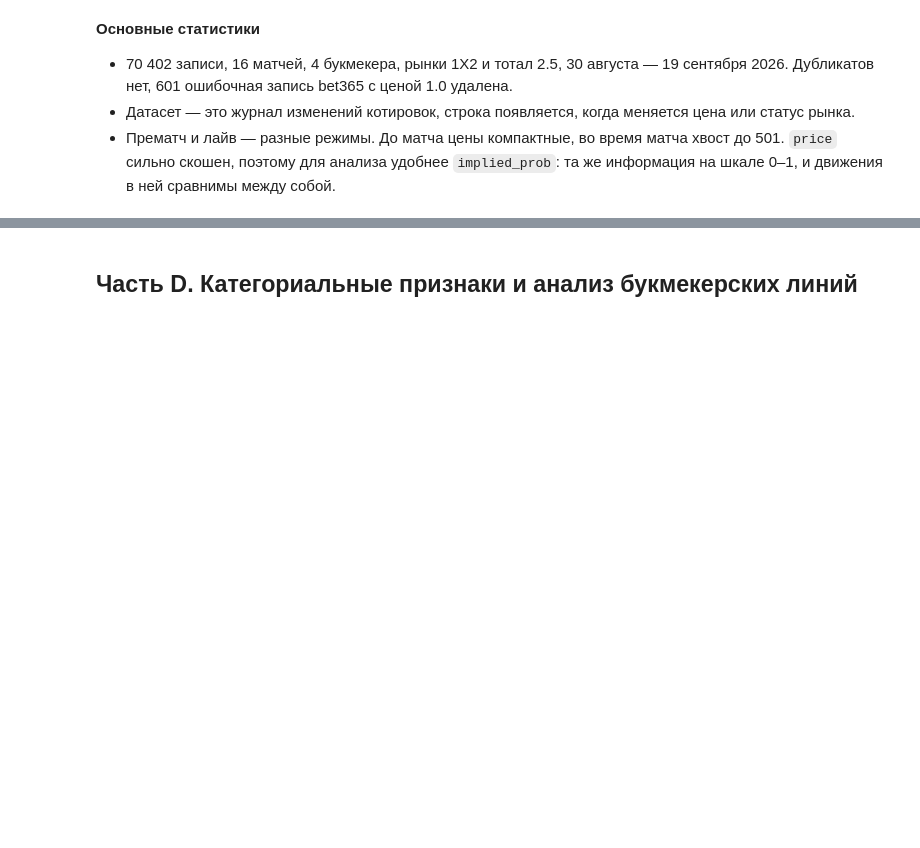
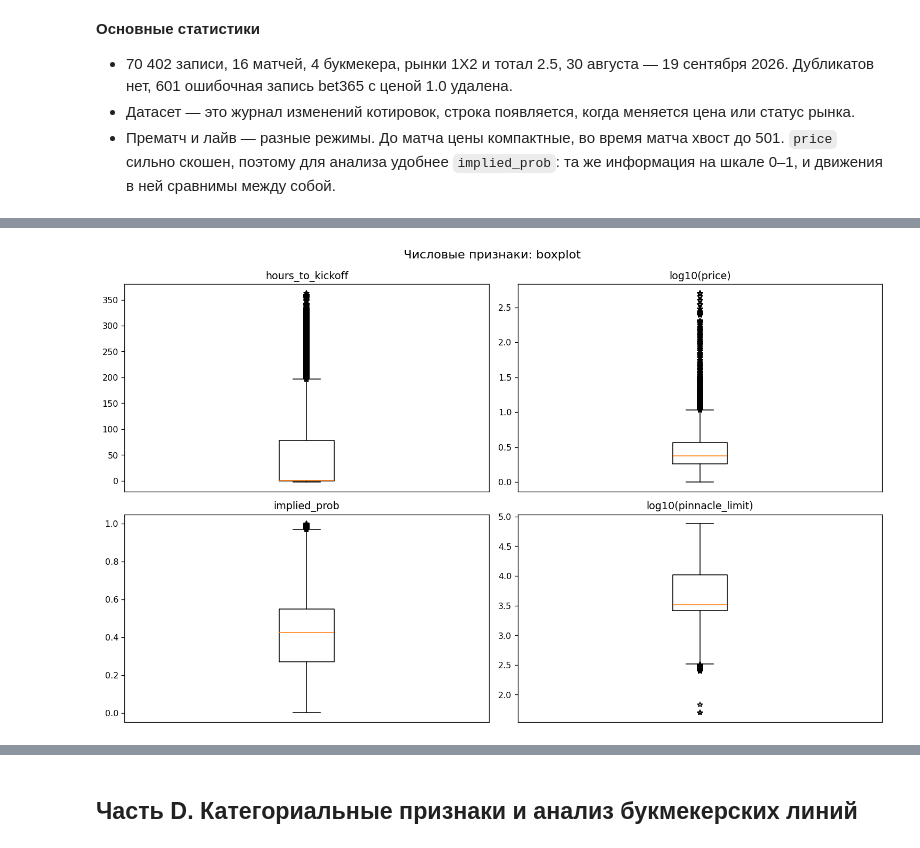
Before and after one commit to Semen519/odds-movement-monitor, a Jupyter notebook: checkpoint_2/notebooks/EDA.ipynb, the cells around one changed output, grey strips where cells are left out. Saved outputs shown, nothing was run; the diff lists cells and outputs as text; code cells hidden in the pictures; blank space fills up the shorter version.

```diff
--- a/checkpoint_2/notebooks/EDA.ipynb
+++ b/checkpoint_2/notebooks/EDA.ipynb
@@ -461,0 +513,21 @@ plt.show()
+# %%
+b_numeric_cols = ['hours_to_kickoff', 'price', 'implied_prob', 'pinnacle_limit']
+
+b_fig, b_axes = plt.subplots(2, 2, figsize=(13, 8))
+for b_ax, b_col in zip(b_axes.flat, b_numeric_cols):
+    b_values = df[b_col].dropna()
+    if b_col in ['price', 'pinnacle_limit']:
+        b_values = np.log10(b_values)
+        b_title = 'log10(' + b_col + ')'
+    else:
+        b_title = b_col
+
+    b_ax.boxplot(b_values, sym='*')
+    b_ax.set_title(b_title)
+    b_ax.set_xticks([])
+
+b_fig.suptitle('Числовые признаки: boxplot', fontsize=14)
+plt.tight_layout()
+plt.show()
+# %% [output]
+[figure, added]
```
Also changed, not shown: parts of 12 cells of this notebook.
